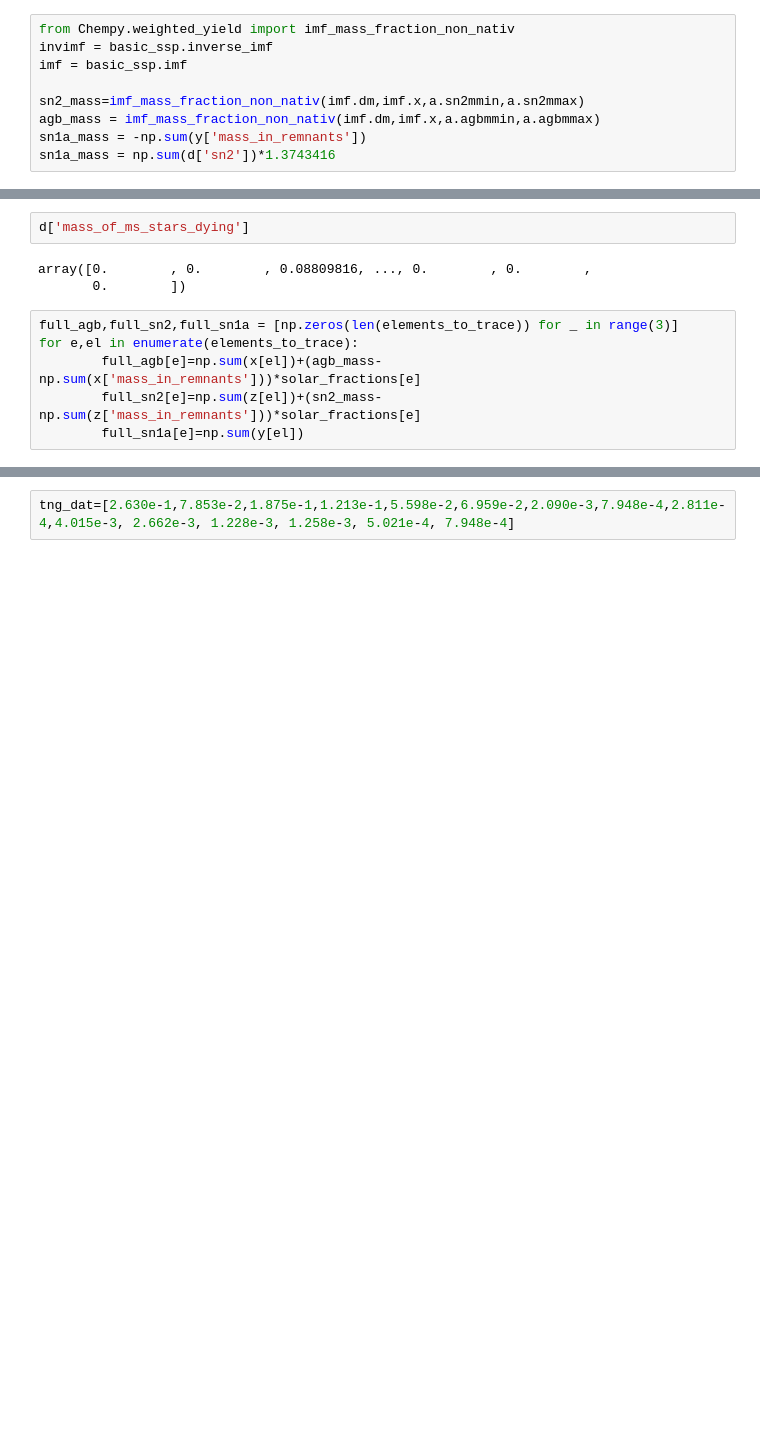
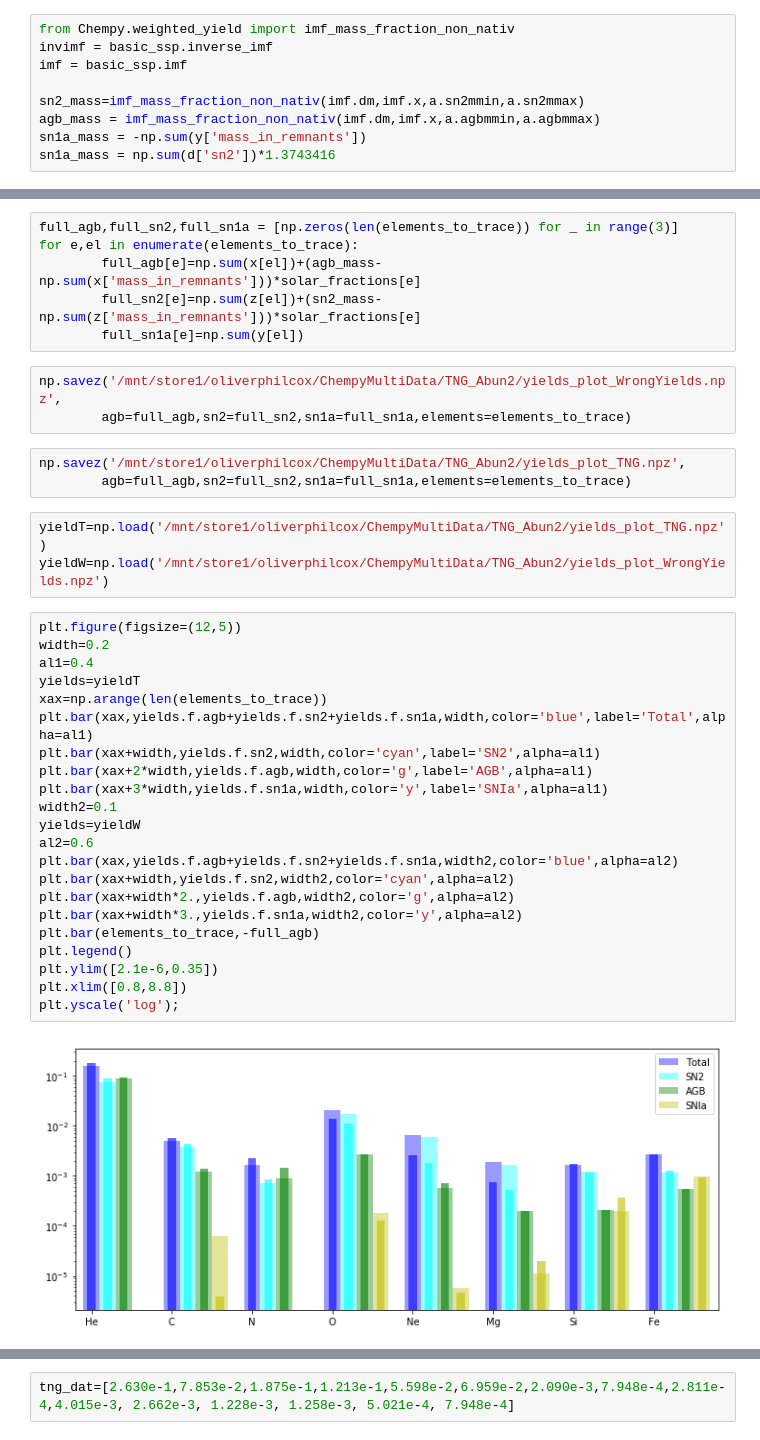
Before and after one commit to oliverphilcox/ChempyMulti, a Jupyter notebook: Jupyter/TNGv2/TNG Paper Plot Comparison.ipynb, the cells around one changed output, grey strips where cells are left out. Drawn from its saved outputs; the diff is of its cells as text; blank space fills up the shorter version.

```diff
--- a/Jupyter/TNGv2/TNG Paper Plot Comparison.ipynb
+++ b/Jupyter/TNGv2/TNG Paper Plot Comparison.ipynb
@@ -139,14 +129,42 @@ plt.yscale('log')
-# %%
-d['mass_of_ms_stars_dying']
-# %% [output]
-array([0.        , 0.        , 0.08809816, ..., 0.        , 0.        ,
-       0.        ])
 # %%
 full_agb,full_sn2,full_sn1a = [np.zeros(len(elements_to_trace)) for _ in range(3)]
 for e,el in enumerate(elements_to_trace):
         full_agb[e]=np.sum(x[el])+(agb_mass-np.sum(x['mass_in_remnants']))*solar_fractions[e]
         full_sn2[e]=np.sum(z[el])+(sn2_mass-np.sum(z['mass_in_remnants']))*solar_fractions[e]
         full_sn1a[e]=np.sum(y[el])
+# %%
+np.savez('/mnt/store1/oliverphilcox/ChempyMultiData/TNG_Abun2/yields_plot_WrongYields.npz',
+        agb=full_agb,sn2=full_sn2,sn1a=full_sn1a,elements=elements_to_trace)
+# %%
+np.savez('/mnt/store1/oliverphilcox/ChempyMultiData/TNG_Abun2/yields_plot_TNG.npz',
+        agb=full_agb,sn2=full_sn2,sn1a=full_sn1a,elements=elements_to_trace)
+# %%
+yieldT=np.load('/mnt/store1/oliverphilcox/ChempyMultiData/TNG_Abun2/yields_plot_TNG.npz')
+yieldW=np.load('/mnt/store1/oliverphilcox/ChempyMultiData/TNG_Abun2/yields_plot_WrongYields.npz')
+# %%
+plt.figure(figsize=(12,5))
+width=0.2
+al1=0.4
+yields=yieldT
+xax=np.arange(len(elements_to_trace))
+plt.bar(xax,yields.f.agb+yields.f.sn2+yields.f.sn1a,width,color='blue',label='Total',alpha=al1)
+plt.bar(xax+width,yields.f.sn2,width,color='cyan',label='SN2',alpha=al1)
+plt.bar(xax+2*width,yields.f.agb,width,color='g',label='AGB',alpha=al1)
+plt.bar(xax+3*width,yields.f.sn1a,width,color='y',label='SNIa',alpha=al1)
+width2=0.1
+yields=yieldW
+al2=0.6
+plt.bar(xax,yields.f.agb+yields.f.sn2+yields.f.sn1a,width2,color='blue',alpha=al2)
+plt.bar(xax+width,yields.f.sn2,width2,color='cyan',alpha=al2)
+plt.bar(xax+width*2.,yields.f.agb,width2,color='g',alpha=al2)
+plt.bar(xax+width*3.,yields.f.sn1a,width2,color='y',alpha=al2)
+plt.bar(elements_to_trace,-full_agb)
+plt.legend()
+plt.ylim([2.1e-6,0.35])
+plt.xlim([0.8,8.8])
+plt.yscale('log');
+# %% [output]
+[figure, added]
 # %%
 plt.figure(figsize=(8,5))
 width=0.2
```
Also changed, not shown: parts of 6 cells of this notebook, 6 other files.
